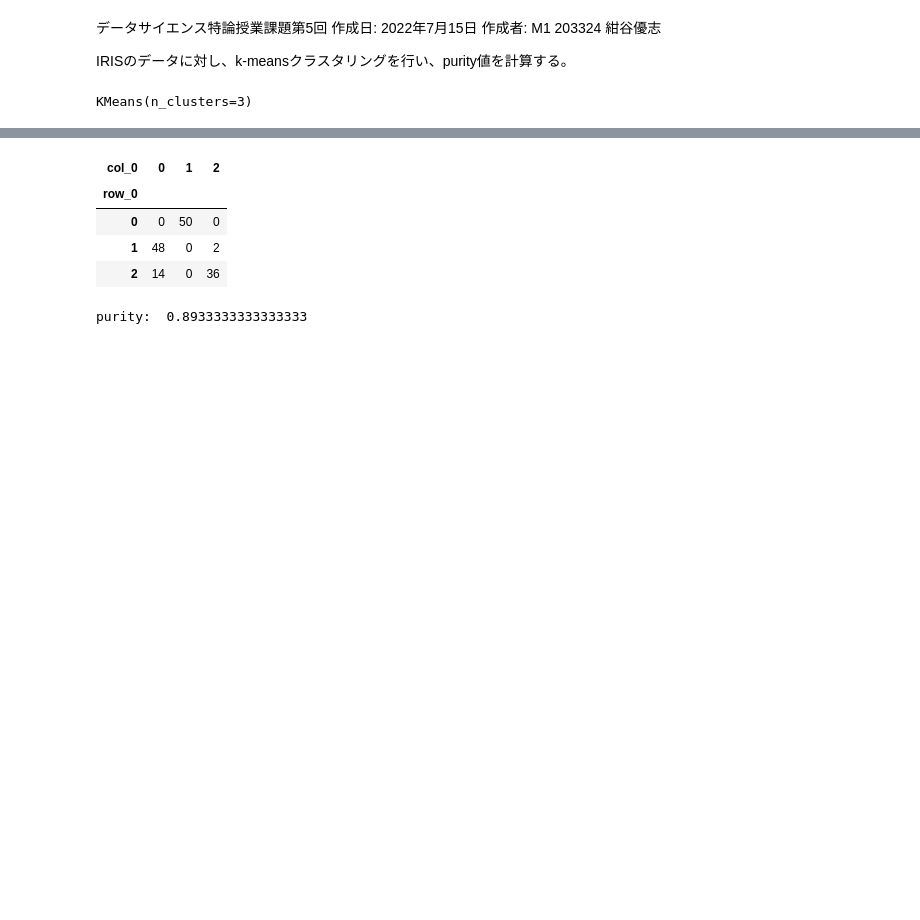
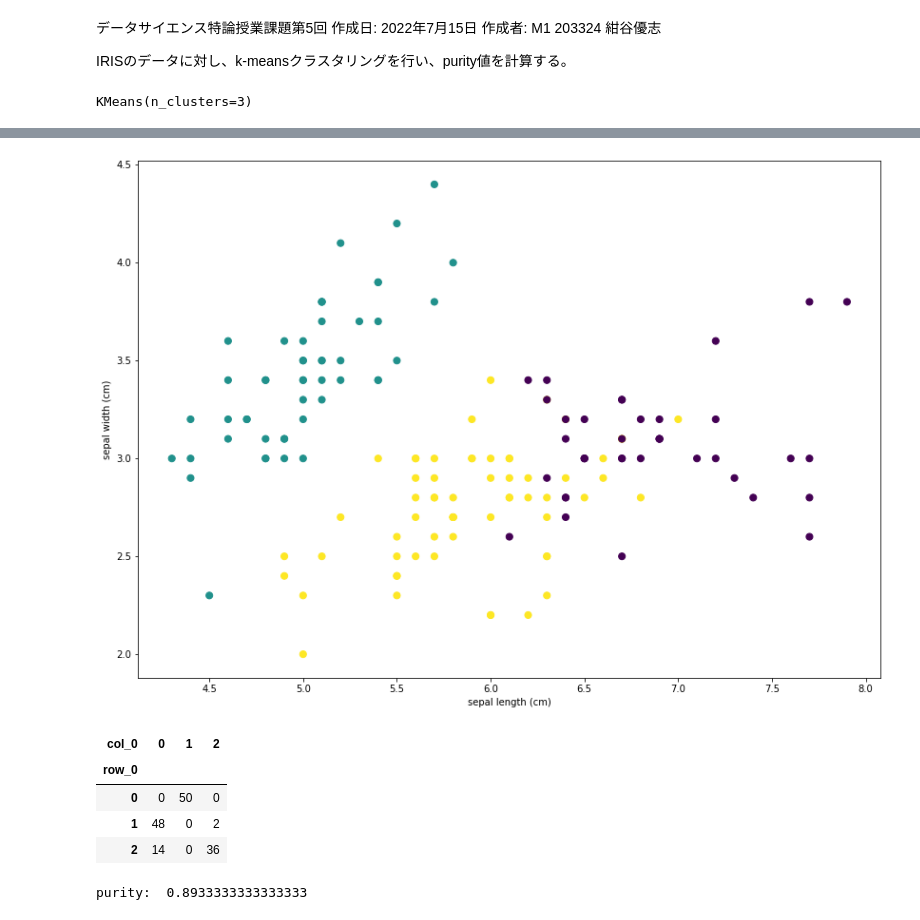
Before and after one commit to yushi1999/data_science, a Jupyter notebook: ex5/ex5.ipynb, the cells around one changed output, grey strips where cells are left out. Saved outputs shown, nothing was run; the diff lists cells and outputs as text; code cells hidden in the pictures; blank space fills up the shorter version.

```diff
--- a/ex5/ex5.ipynb
+++ b/ex5/ex5.ipynb
@@ -36,3 +36,11 @@ array([1, 1, 1, 1, 1, 1, 1, 1, 1, 1, 1, 1, 1, 1, 1, 1, 1, 1, 1, 1, 1, 1,
+# %%
+plt.figure(figsize=(14,10))
+plt.scatter(df.iloc[:,0],df.iloc[:,1],c=kmeans_model.labels_,s=50)
+plt.xlabel(df.columns[0])
+plt.ylabel(df.columns[1])
+plt.show()
+# %% [output]
+[figure, added]
 # %%
 #Cross Tableを作成
 crosstab=pd.crosstab(label,kmeans_model.labels_)
```
Also changed, not shown: parts of 1 cell of this notebook, 5 other files.
